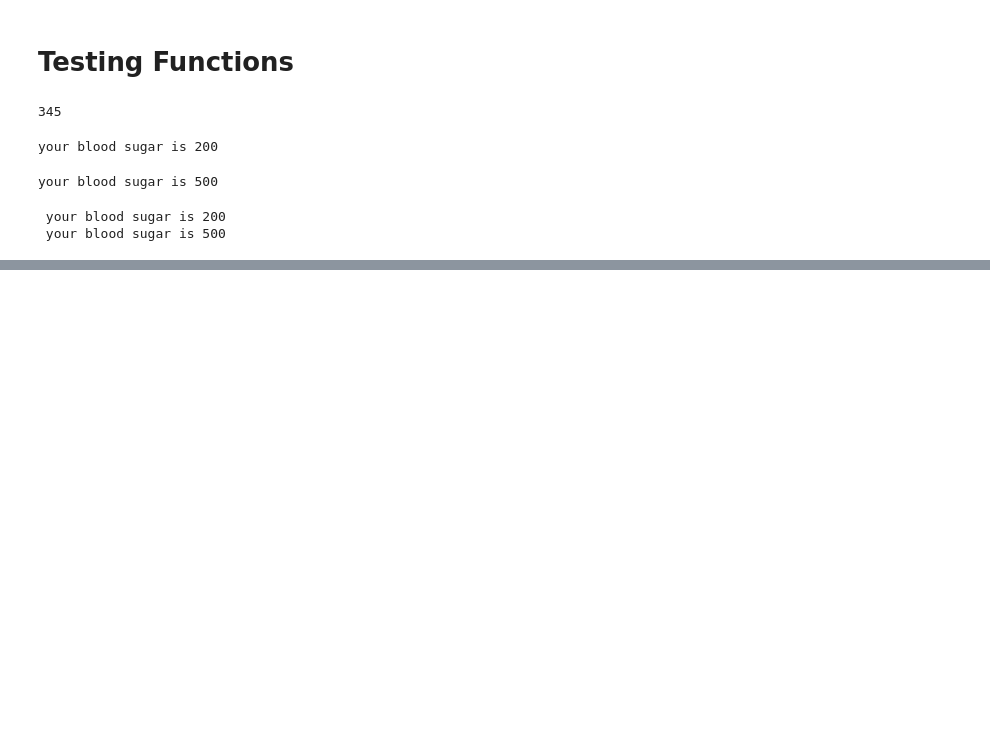
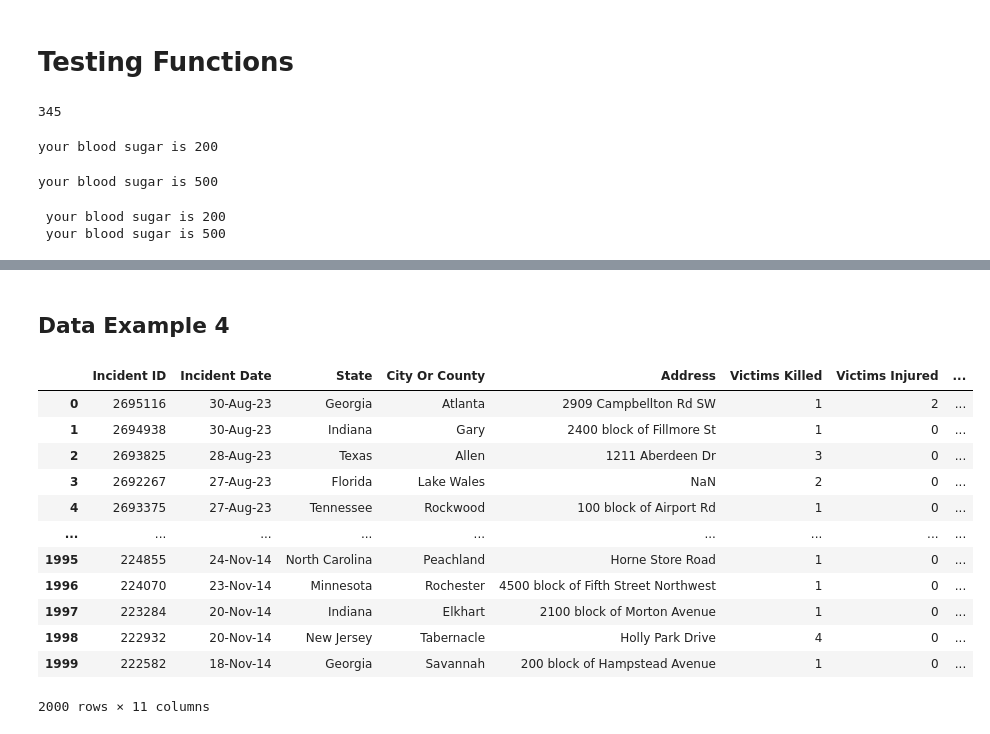
Before and after one commit to Lfahima/google-colab, a Jupyter notebook: hha507class1.ipynb, the cells around one changed output, grey strips where cells are left out. Saved outputs shown, nothing was run; the diff lists cells and outputs as text; code cells hidden in the pictures; blank space fills up the shorter version.

```diff
--- a/hha507class1.ipynb
+++ b/hha507class1.ipynb
@@ -44,0 +103,20 @@ print(f"\n {test2} \n {test3}")
+# %% [markdown]
+## Data Example 4
+# %%
+gun_df = pd.read_csv('children_deaths.csv')
+# %%
+gun_df
+# %% [output]
+|  | Incident ID | Incident Date | State | City Or County | Address | Victims Killed | Victims Injured | ... |
+| 0 | 2695116 | 30-Aug-23 | Georgia | Atlanta | 2909 Campbellton Rd SW | 1 | 2 | ... |
+| 1 | 2694938 | 30-Aug-23 | Indiana | Gary | 2400 block of Fillmore St | 1 | 0 | ... |
+| 2 | 2693825 | 28-Aug-23 | Texas | Allen | 1211 Aberdeen Dr | 3 | 0 | ... |
+| 3 | 2692267 | 27-Aug-23 | Florida | Lake Wales | NaN | 2 | 0 | ... |
+| 4 | 2693375 | 27-Aug-23 | Tennessee | Rockwood | 100 block of Airport Rd | 1 | 0 | ... |
+| ... | ... | ... | ... | ... | ... | ... | ... | ... |
+| 1995 | 224855 | 24-Nov-14 | North Carolina | Peachland | Horne Store Road | 1 | 0 | ... |
+| 1996 | 224070 | 23-Nov-14 | Minnesota | Rochester | 4500 block of Fifth Street Northwest | 1 | 0 | ... |
+| 1997 | 223284 | 20-Nov-14 | Indiana | Elkhart | 2100 block of Morton Avenue | 1 | 0 | ... |
+| 1998 | 222932 | 20-Nov-14 | New Jersey | Tabernacle | Holly Park Drive | 4 | 0 | ... |
+| 1999 | 222582 | 18-Nov-14 | Georgia | Savannah | 200 block of Hampstead Avenue | 1 | 0 | ... |
+2000 rows × 11 columns
```
Also changed, not shown: parts of 8 cells of this notebook.
